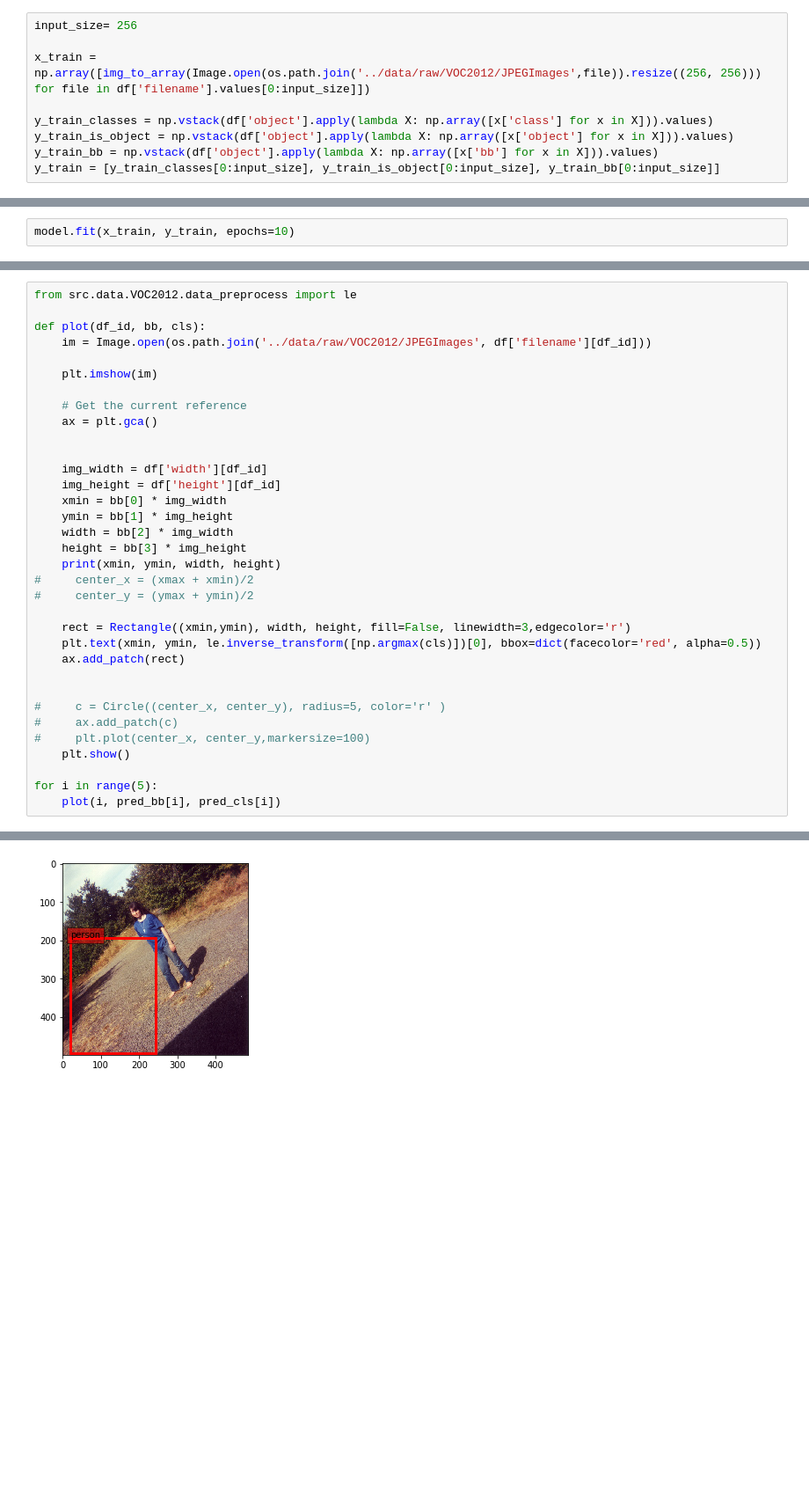
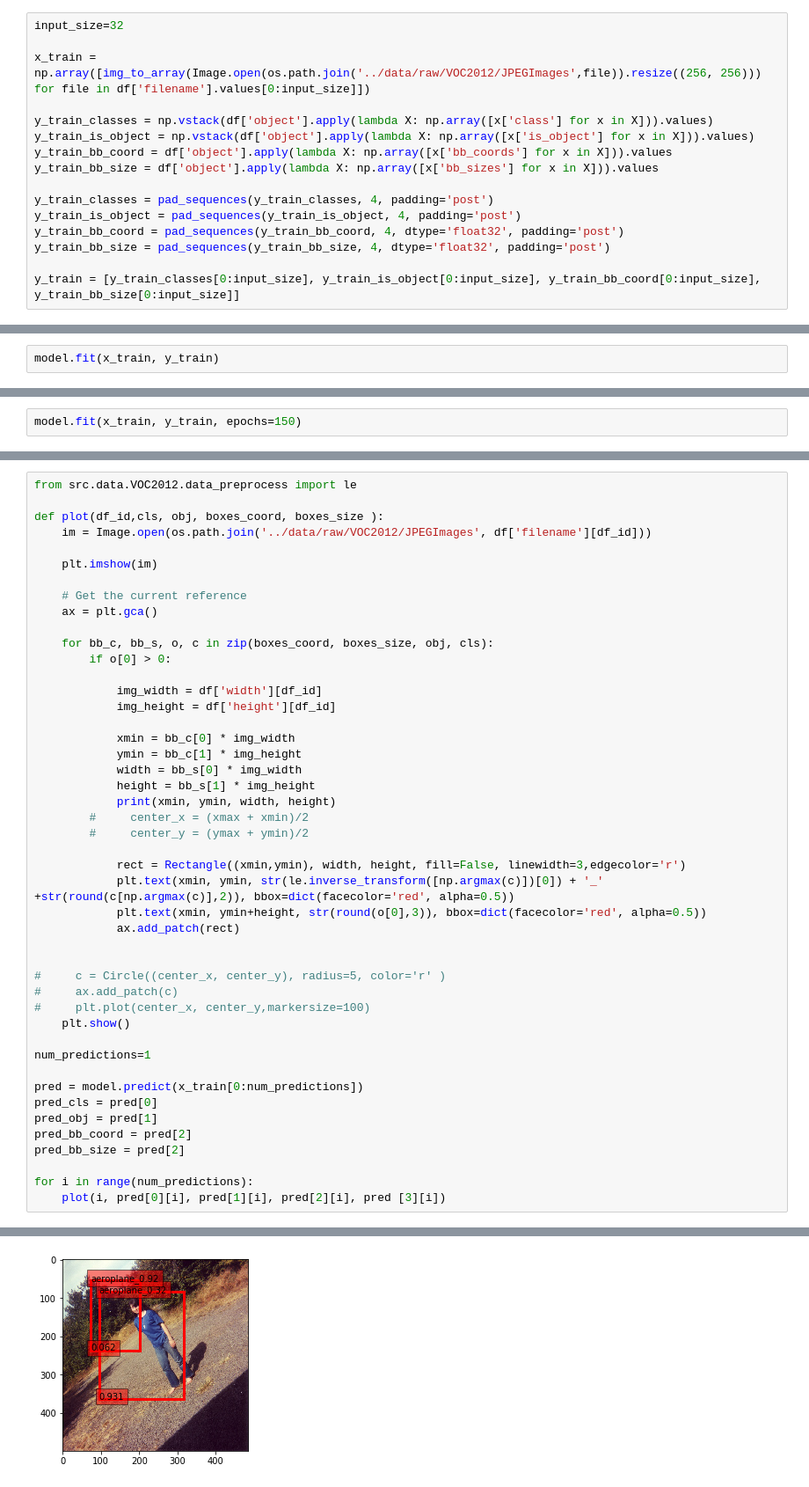
Before and after one commit to MartinHurnak/NN_project, a Jupyter notebook: notebooks/YOLO_train.ipynb, the cells around one changed output, grey strips where cells are left out. Shown at 88% size. Saved outputs shown, nothing was run; the diff lists cells and outputs as text; blank space fills up the shorter version.

```diff
--- a/notebooks/YOLO_train.ipynb
+++ b/notebooks/YOLO_train.ipynb
@@ -28,9 +44,16 @@ df.head()
 # %%
-input_size= 256
+input_size=32
 
 x_train = np.array([img_to_array(Image.open(os.path.join('../data/raw/VOC2012/JPEGImages',file)).resize((256, 256))) for file in df['filename'].values[0:input_size]])
 
 y_train_classes = np.vstack(df['object'].apply(lambda X: np.array([x['class'] for x in X])).values)
-y_train_is_object = np.vstack(df['object'].apply(lambda X: np.array([x['object'] for x in X])).values)
-y_train_bb = np.vstack(df['object'].apply(lambda X: np.array([x['bb'] for x in X])).values)
-y_train = [y_train_classes[0:input_size], y_train_is_object[0:input_size], y_train_bb[0:input_size]]
+y_train_is_object = np.vstack(df['object'].apply(lambda X: np.array([x['is_object'] for x in X])).values)
+y_train_bb_coord = df['object'].apply(lambda X: np.array([x['bb_coords'] for x in X])).values
+y_train_bb_size = df['object'].apply(lambda X: np.array([x['bb_sizes'] for x in X])).values
+
+y_train_classes = pad_sequences(y_train_classes, 4, padding='post')
+y_train_is_object = pad_sequences(y_train_is_object, 4, padding='post')
+y_train_bb_coord = pad_sequences(y_train_bb_coord, 4, dtype='float32', padding='post')
+y_train_bb_size = pad_sequences(y_train_bb_size, 4, dtype='float32', padding='post')
+
+y_train = [y_train_classes[0:input_size], y_train_is_object[0:input_size], y_train_bb_coord[0:input_size], y_train_bb_size[0:input_size]]
@@ -44,0 +75,2 @@ y_train[1].shape
+# %%
+model.fit(x_train, y_train)
@@ -97,3 +196,3 @@ _________________________________________________________________
 # %%
-model.fit(x_train, y_train, epochs=10)
+model.fit(x_train, y_train, epochs=150)
 # %% [output]
@@ -122,7 +230,7 @@ pred_bb = pred[2]
 # %%
 from src.data.VOC2012.data_preprocess import le
 
-def plot(df_id, bb, cls):
+def plot(df_id,cls, obj, boxes_coord, boxes_size ):
     im = Image.open(os.path.join('../data/raw/VOC2012/JPEGImages', df['filename'][df_id]))
 
     plt.imshow(im)
@@ -130,20 +238,24 @@ def plot(df_id, bb, cls):
     # Get the current reference
     ax = plt.gca()
 
+    for bb_c, bb_s, o, c in zip(boxes_coord, boxes_size, obj, cls):
+        if o[0] > 0:
 
-    img_width = df['width'][df_id]
-    img_height = df['height'][df_id]
-    xmin = bb[0] * img_width
-    ymin = bb[1] * img_height
-    width = bb[2] * img_width
-    height = bb[3] * img_height
-    print(xmin, ymin, width, height)
-#     center_x = (xmax + xmin)/2
-#     center_y = (ymax + ymin)/2
+            img_width = df['width'][df_id]
+            img_height = df['height'][df_id]
 
-    rect = Rectangle((xmin,ymin), width, height, fill=False, linewidth=3,edgecolor='r')
-    plt.text(xmin, ymin, le.inverse_transform([np.argmax(cls)])[0], bbox=dict(facecolor='red', alpha=0.5))
-    ax.add_patch(rect)
+            xmin = bb_c[0] * img_width
+            ymin = bb_c[1] * img_height
+            width = bb_s[0] * img_width
+            height = bb_s[1] * img_height
+            print(xmin, ymin, width, height)
+        #     center_x = (xmax + xmin)/2
+        #     center_y = (ymax + ymin)/2
+
+            rect = Rectangle((xmin,ymin), width, height, fill=False, linewidth=3,edgecolor='r')
+            plt.text(xmin, ymin, str(le.inverse_transform([np.argmax(c)])[0]) + '_' +str(round(c[np.argmax(c)],2)), bbox=dict(facecolor='red', alpha=0.5))
+            plt.text(xmin, ymin+height, str(round(o[0],3)), bbox=dict(facecolor='red', alpha=0.5))
+            ax.add_patch(rect)
 
 
 #     c = Circle((center_x, center_y), radius=5, color='r' )
@@ -151,6 +263,14 @@ def plot(df_id, bb, cls):
 #     plt.plot(center_x, center_y,markersize=100)
     plt.show()
 
-for i in range(5):
-    plot(i, pred_bb[i], pred_cls[i])
+num_predictions=1
+
+pred = model.predict(x_train[0:num_predictions])
+pred_cls = pred[0]
+pred_obj = pred[1]
+pred_bb_coord = pred[2]
+pred_bb_size = pred[2]
+
+for i in range(num_predictions):
+    plot(i, pred[0][i], pred[1][i], pred[2][i], pred [3][i])
 # %% [output]
@@ -158 +279 @@ for i in range(5):
-[figure, old version]
+[figure, new version]
```
Also changed, not shown: parts of 20 cells of this notebook, 2 other files.
